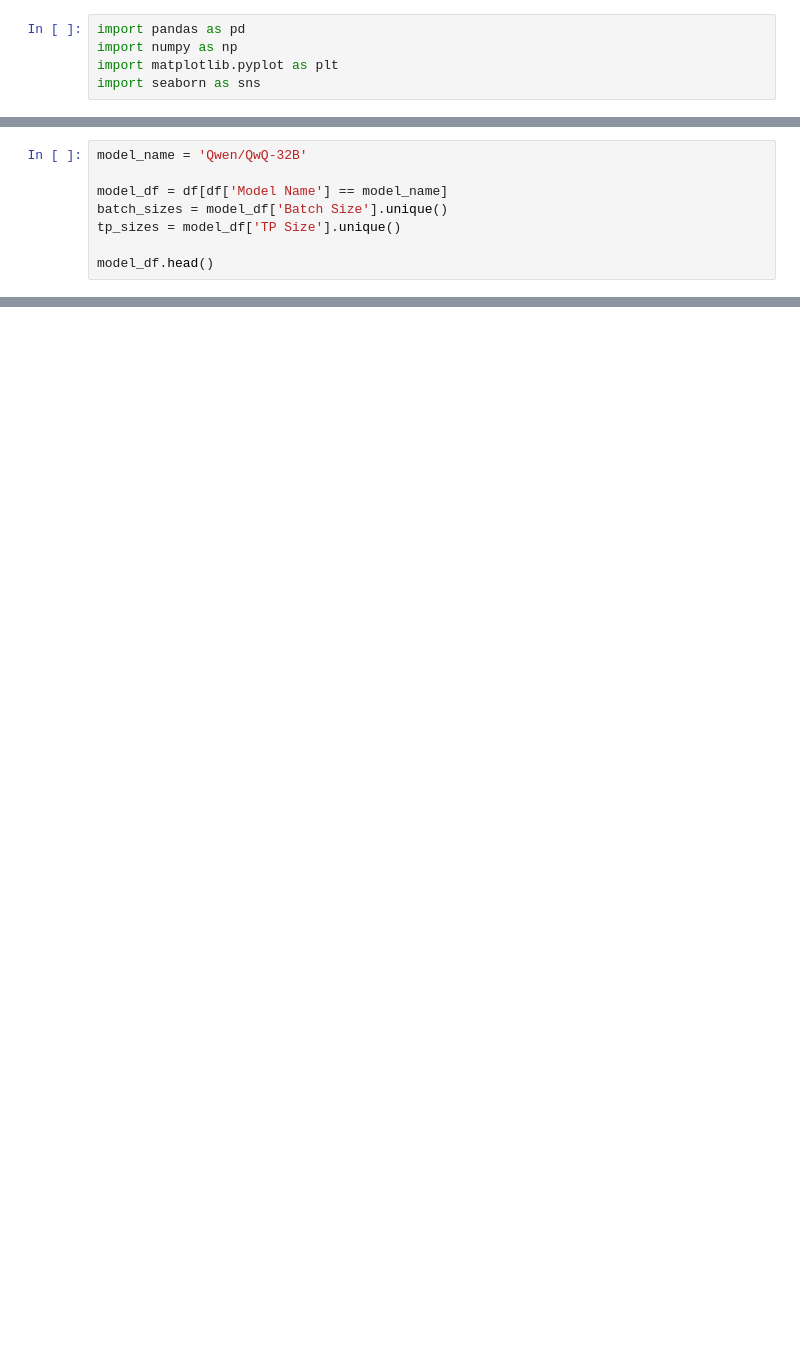
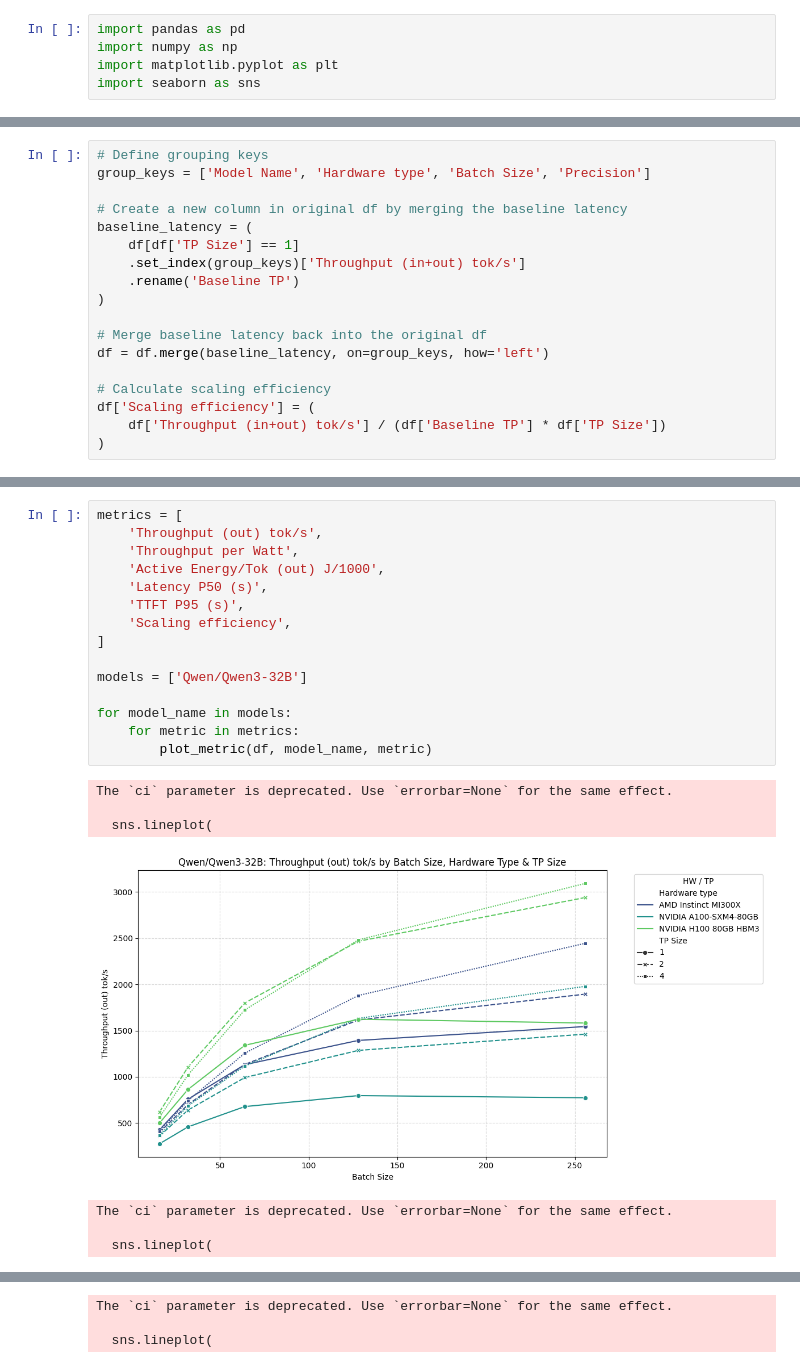
Before and after one commit to giacomo-brunetta/LLM_Inference_Power, a Jupyter notebook: Results/Dataset_test_analysis.ipynb, the cells around one changed output, grey strips where cells are left out. Cells and saved outputs as stored; diff of their text form; blank space fills up the shorter version.

```diff
--- a/Results/Dataset_test_analysis.ipynb
+++ b/Results/Dataset_test_analysis.ipynb
@@ -51,4 +88,22 @@ def shorten_name(name):
     return name.split('/')[-1].replace('-', ' ').replace('Instruct', '').replace('it', '').replace('2503','').replace('2410','').strip()
 
 df['Model Name Short'] = df['Model Name'].apply(shorten_name)
+# %%
+# Define grouping keys
+group_keys = ['Model Name', 'Hardware type', 'Batch Size', 'Precision']
+
+# Create a new column in original df by merging the baseline latency
+baseline_latency = (
+    df[df['TP Size'] == 1]
+    .set_index(group_keys)['Throughput (in+out) tok/s']
+    .rename('Baseline TP')
+)
+
+# Merge baseline latency back into the original df
+df = df.merge(baseline_latency, on=group_keys, how='left')
+
+# Calculate scaling efficiency
+df['Scaling efficiency'] = (
+    df['Throughput (in+out) tok/s'] / (df['Baseline TP'] * df['TP Size'])
+)
 # %%
@@ -62,8 +124,0 @@ array(['meta-llama/Llama-3.1-8B-Instruct', 'Qwen/Qwen3-8B',
-# %%
-model_name = 'Qwen/QwQ-32B'
-
-model_df = df[df['Model Name'] == model_name]
-batch_sizes = model_df['Batch Size'].unique()
-tp_sizes = model_df['TP Size'].unique()
-
-model_df.head()
@@ -120,0 +328,23 @@ plt.show()
+# %%
+metrics = [
+    'Throughput (out) tok/s',
+    'Throughput per Watt',
+    'Active Energy/Tok (out) J/1000',
+    'Latency P50 (s)',
+    'TTFT P95 (s)',
+    'Scaling efficiency',
+]
+
+models = ['Qwen/Qwen3-32B']
+
+for model_name in models:
+    for metric in metrics:
+        plot_metric(df, model_name, metric)
+# %% [output]
+The `ci` parameter is deprecated. Use `errorbar=None` for the same effect.
+
+  sns.lineplot(
+[figure, added]
+The `ci` parameter is deprecated. Use `errorbar=None` for the same effect.
+
+  sns.lineplot(
@@ -120,0 +352,3 @@ plt.show()
+The `ci` parameter is deprecated. Use `errorbar=None` for the same effect.
+
+  sns.lineplot(
```
Also changed, not shown: parts of 39 cells of this notebook, 50 other files.
